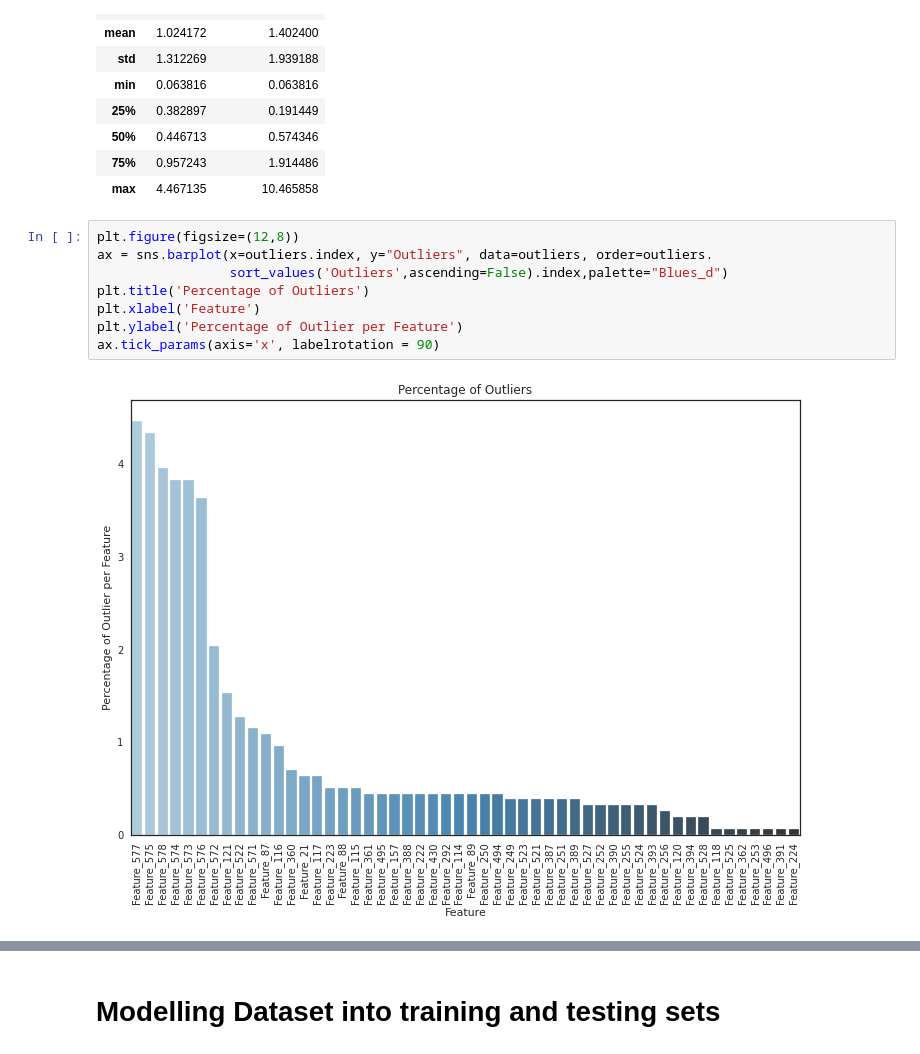
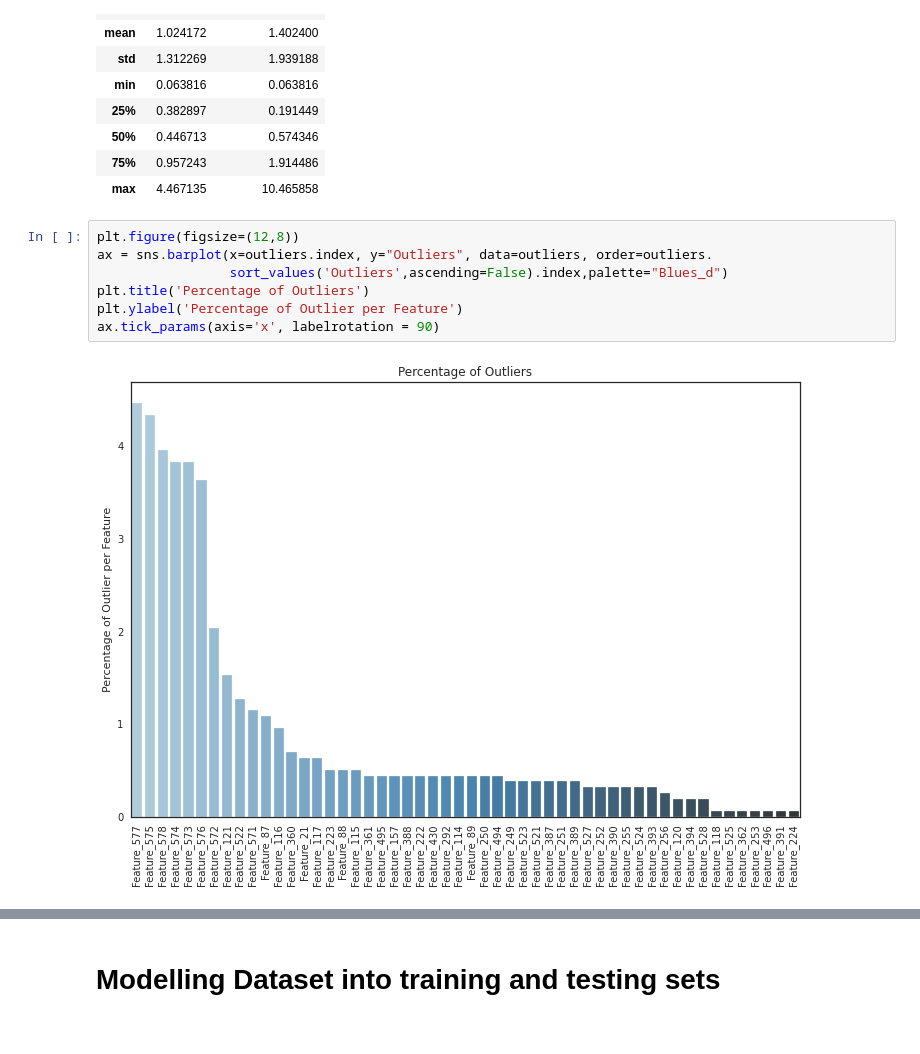
Before and after one commit to himanshag/SECOM, a Jupyter notebook: Secom.ipynb, the cells around one changed output, grey strips where cells are left out. Saved outputs shown, nothing was run; the diff lists cells and outputs as text.

```diff
--- a/Secom.ipynb
+++ b/Secom.ipynb
@@ -526,13 +560,12 @@ influencers.describe()
 # %%
 plt.figure(figsize=(12,8))
 ax = sns.barplot(x=outliers.index, y="Outliers", data=outliers, order=outliers.
                  sort_values('Outliers',ascending=False).index,palette="Blues_d")
 plt.title('Percentage of Outliers')
-plt.xlabel('Feature')
 plt.ylabel('Percentage of Outlier per Feature')
 ax.tick_params(axis='x', labelrotation = 90)
 # %% [output]
-[figure, old version]
+[figure, new version]
 # %%
 plt.figure(figsize=(12,8))
 ax = sns.barplot(x=influencers.index, y="Influential Values", data=influencers, order=influencers.
```
Also changed, not shown: parts of 4 cells of this notebook.
